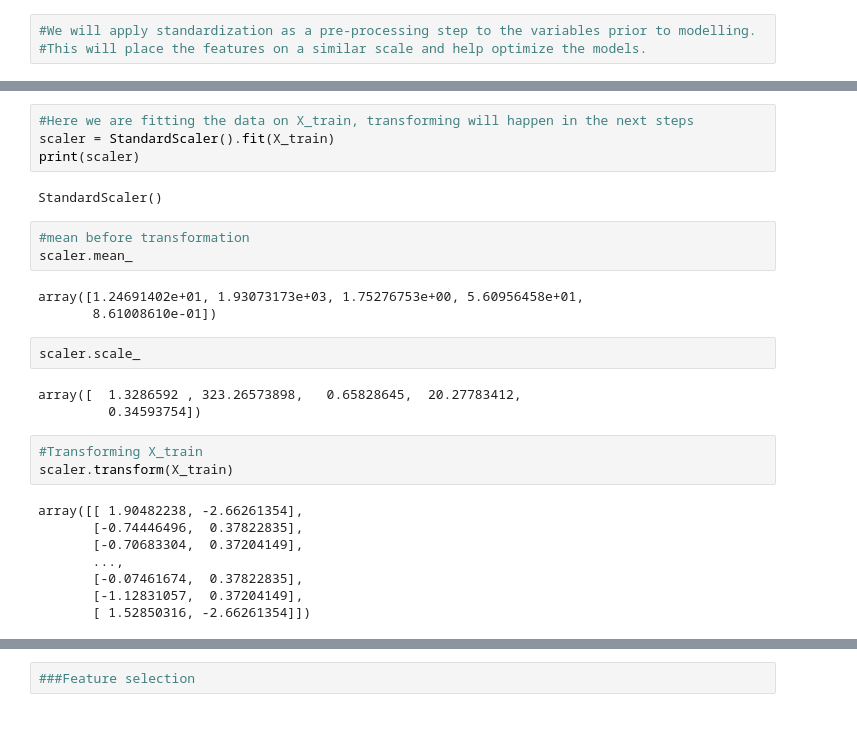
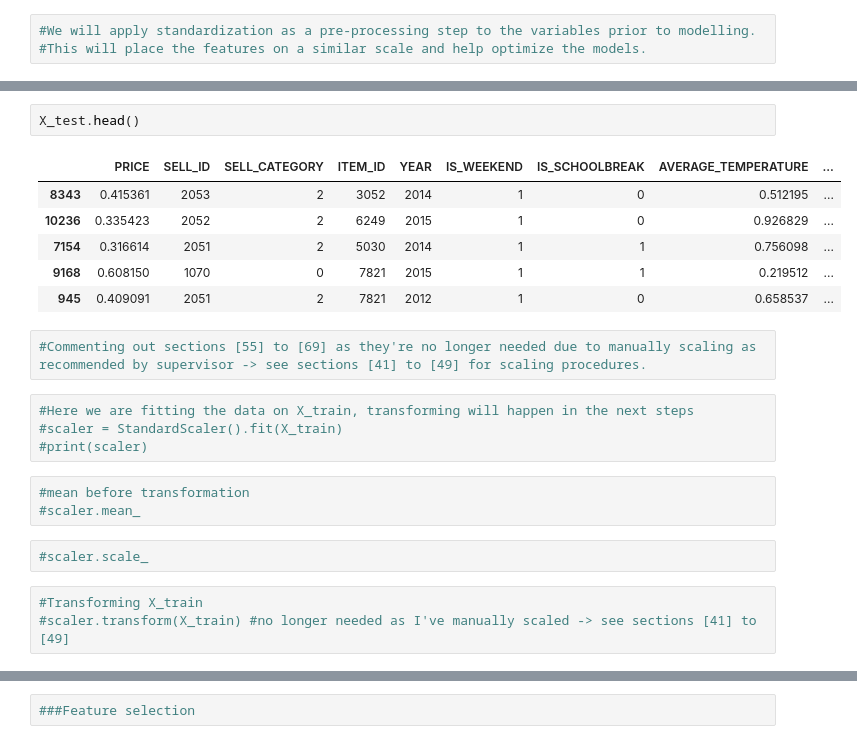
Before and after one commit to ewfruitcake/burgerpricing, a Jupyter notebook: Price elasticity of a burger menu.ipynb, the cells around one changed output, grey strips where cells are left out. Saved outputs shown, nothing was run; the diff lists cells and outputs as text.

```diff
--- a/Price elasticity of a burger menu.ipynb
+++ b/Price elasticity of a burger menu.ipynb
@@ -460,29 +540,24 @@ X_train.head()
+# %%
+X_test.head()
+# %% [output]
+|  | PRICE | SELL_ID | SELL_CATEGORY | ITEM_ID | YEAR | IS_WEEKEND | IS_SCHOOLBREAK | AVERAGE_TEMPERATURE | ... |
+| 8343 | 0.415361 | 2053 | 2 | 3052 | 2014 | 1 | 0 | 0.512195 | ... |
+| 10236 | 0.335423 | 2052 | 2 | 6249 | 2015 | 1 | 0 | 0.926829 | ... |
+| 7154 | 0.316614 | 2051 | 2 | 5030 | 2014 | 1 | 1 | 0.756098 | ... |
+| 9168 | 0.608150 | 1070 | 0 | 7821 | 2015 | 1 | 1 | 0.219512 | ... |
+| 945 | 0.409091 | 2051 | 2 | 7821 | 2012 | 1 | 0 | 0.658537 | ... |
+# %%
+#Commenting out sections [55] to [69] as they're no longer needed due to manually scaling as recommended by supervisor -> see sections [41] to [49] for scaling procedures.
 # %%
 #Here we are fitting the data on X_train, transforming will happen in the next steps
-scaler = StandardScaler().fit(X_train)
-print(scaler)
+#scaler = StandardScaler().fit(X_train)
+#print(scaler)
-# %% [output]
-StandardScaler()
 # %%
 #mean before transformation
-scaler.mean_
+#scaler.mean_
-# %% [output]
-array([1.24691402e+01, 1.93073173e+03, 1.75276753e+00, 5.60956458e+01,
-       8.61008610e-01])
 # %%
-scaler.scale_
+#scaler.scale_
-# %% [output]
-array([  1.3286592 , 323.26573898,   0.65828645,  20.27783412,
-         0.34593754])
 # %%
 #Transforming X_train
-scaler.transform(X_train)
+#scaler.transform(X_train) #no longer needed as I've manually scaled -> see sections [41] to [49]
-# %% [output]
-array([[ 1.90482238, -2.66261354],
-       [-0.74446496,  0.37822835],
-       [-0.70683304,  0.37204149],
-       ...,
-       [-0.07461674,  0.37822835],
-       [-1.12831057,  0.37204149],
-       [ 1.52850316, -2.66261354]])
 # %%
```
Also changed, not shown: parts of 54 cells of this notebook.
